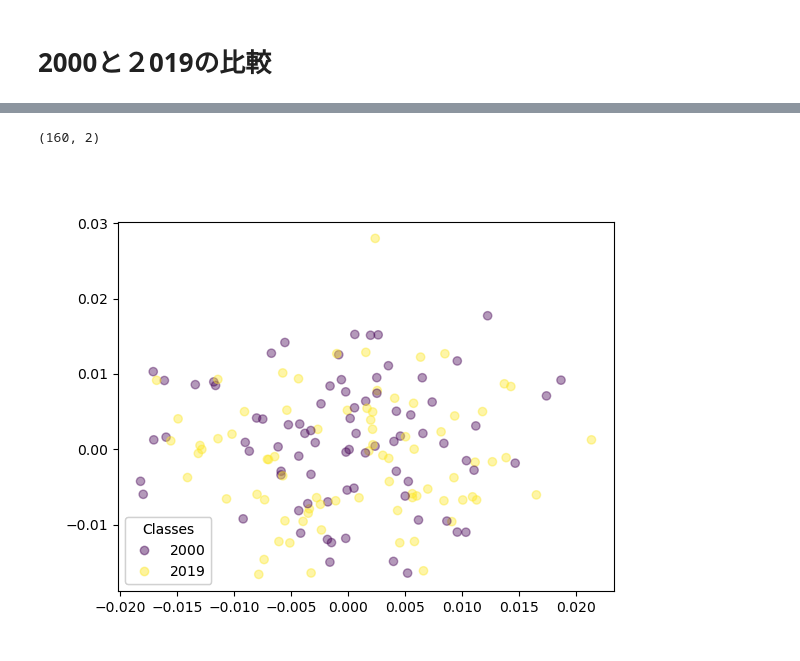
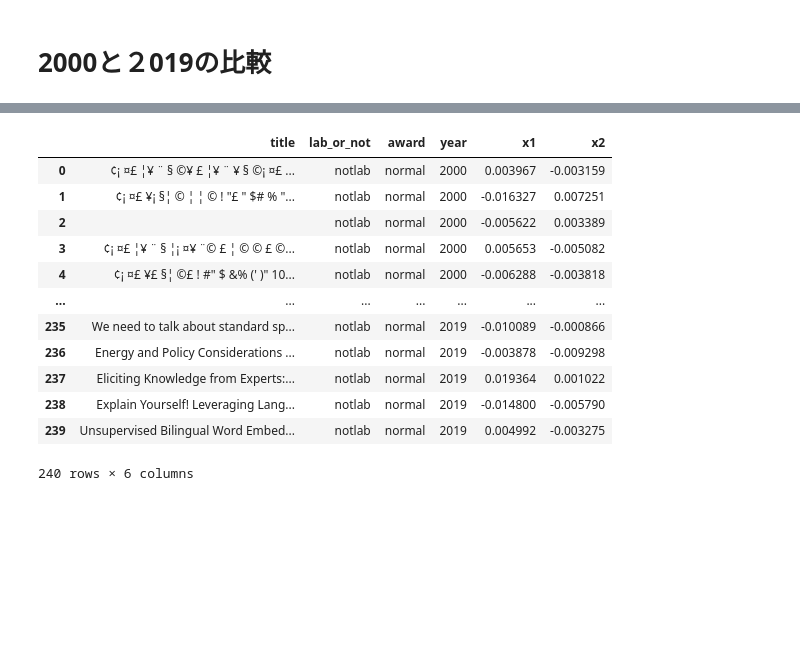
Before and after one commit to spec2/ThesisVisualizationTools, a Jupyter notebook: ACL-anthology-corpus/acl_anthology_full-text.ipynb, the cells around one changed output, grey strips where cells are left out. Cells and saved outputs as stored; diff of their text form; code cells hidden in the pictures; blank space fills up the shorter version.

```diff
--- a/ACL-anthology-corpus/acl_anthology_full-text.ipynb
+++ b/ACL-anthology-corpus/acl_anthology_full-text.ipynb
@@ -234,8 +148,0 @@ model = Doc2Vec(documents, vector_size=128, window=2, min_count=1, workers=-1)
-# %%
-data = [[(i)] + list(model.dv[i]) for i in range(len(docs))]
-column_names = ["type"]+["x_"+str(dim) for dim in range(model.vector_size)]
-out = pd.DataFrame(data, columns=column_names)
-out.insert(1, 'year', data_2000_2019['year'].values)
-out.insert(2, 'title', data_2000_2019['title'].values)
-out.insert(3, 'era_id', data_2000_2019['era_id'].values)
-out
@@ -256,15 +148,0 @@ out
-# %%
-df1 = out[(out['year'] == 2000)].sample(n=80)
-df2 = out[(out['year'] == 2019)].sample(n=80)
-out = pd.concat([df1, df2], axis=0)
-
-SAMPLING_RATE = 1.0
-sampled_out = out.sample(n=(int(len(out)*SAMPLING_RATE)), random_state=1)
-title_list = out['title'].values
-X = sampled_out.iloc[:, 4:]
-pca = PCA(n_components=2)
-pca.fit(X)
-x_pcx = pca.transform(X)
-x_pcx.shape
-# %% [output]
-(160, 2)
@@ -274,16 +149,23 @@ mapped_year_list = year_list
-# %%
-fig, ax = plt.subplots()
-sc = ax.scatter(x_pcx[:, 0], x_pcx[:, 1], c=mapped_year_list,  alpha=0.4)
-
-# produce a legend with the unique colors from the scatter
-legend1 = ax.legend(*sc.legend_elements(),
-                    loc="lower left", title="Classes")
-ax.add_artist(legend1)
-
-cursor = mplcursors.cursor(sc, hover=True)
-@cursor.connect("add")
-def on_add(sel):
-    sel.annotation.set(text=title_list[sel.target.index])
-plt.show()
-# %% [output]
-[figure, removed]
+# %%
+pcx_2000_2010_2019 =  pd.DataFrame(data=x_pcx, columns=['x1', 'x2'])
+# %%
+pcx_2000_2010_2019.insert(0, 'title', out['title'].values)
+pcx_2000_2010_2019.insert(1, 'lab_or_not', 'notlab')
+pcx_2000_2010_2019.insert(2, 'award', 'normal')
+pcx_2000_2010_2019.insert(3, 'year', out['year'].values)
+# %%
+pcx_2000_2010_2019
+# %% [output]
+|  | title | lab_or_not | award | year | x1 | x2 |
+| 0 | ¢¡ ¤£ ¦¥ ¨ § ©¥ £ ¦¥ ¨ ¥ § ©¡ ¤£ ... | notlab | normal | 2000 | 0.003967 | -0.003159 |
+| 1 | ¢¡ ¤£ ¥¡ §¦ © ¦ ¦ © ! "£ " $# % "... | notlab | normal | 2000 | -0.016327 | 0.007251 |
+| 2 |  | notlab | normal | 2000 | -0.005622 | 0.003389 |
+| 3 | ¢¡ ¤£ ¦¥ ¨ § ¦¡ ¤¥ ¨© £ ¦ © © £ ©... | notlab | normal | 2000 | 0.005653 | -0.005082 |
+| 4 | ¢¡ ¤£ ¥£ §¦ ©£ ! #" $ &% (' )" 10... | notlab | normal | 2000 | -0.006288 | -0.003818 |
+| ... | ... | ... | ... | ... | ... | ... |
+| 235 | We need to talk about standard sp... | notlab | normal | 2019 | -0.010089 | -0.000866 |
+| 236 | Energy and Policy Considerations ... | notlab | normal | 2019 | -0.003878 | -0.009298 |
+| 237 | Eliciting Knowledge from Experts:... | notlab | normal | 2019 | 0.019364 | 0.001022 |
+| 238 | Explain Yourself! Leveraging Lang... | notlab | normal | 2019 | -0.014800 | -0.005790 |
+| 239 | Unsupervised Bilingual Word Embed... | notlab | normal | 2019 | 0.004992 | -0.003275 |
+240 rows × 6 columns
```
Also changed, not shown: parts of 14 cells of this notebook, 2 other files.
